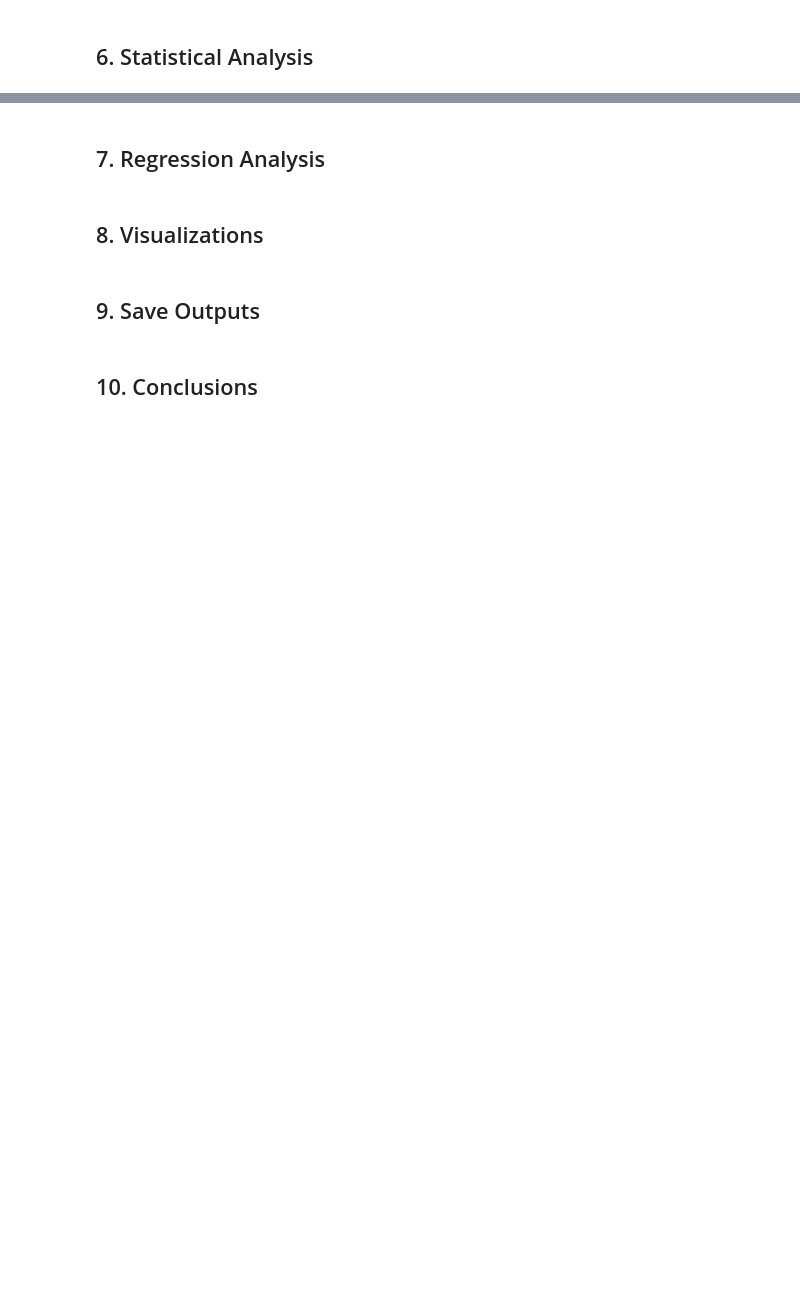
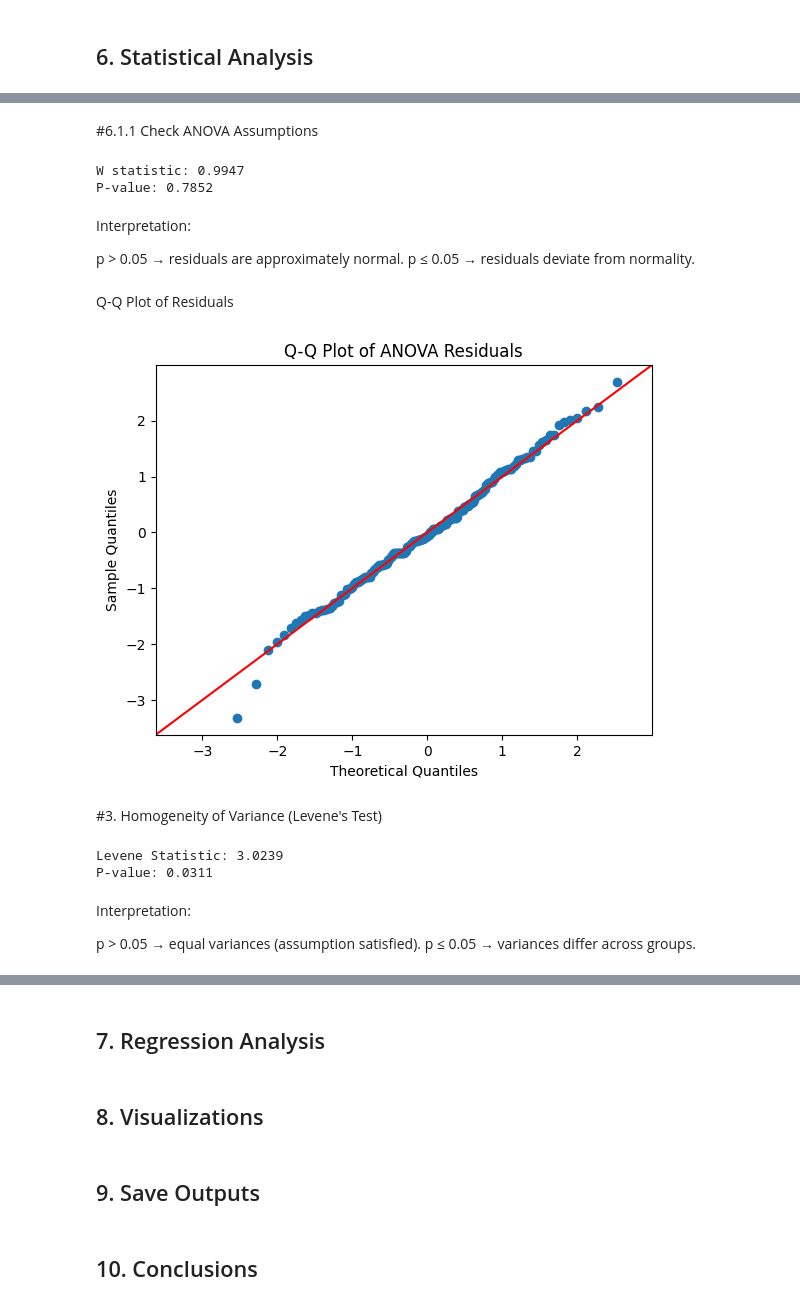
Before and after one commit to SabrinaMannan/bia-phase-angle-analysis, a Jupyter notebook: notebooks/BIA_phase_angle.ipynb, the cells around one changed output, grey strips where cells are left out. Cells and saved outputs as stored; diff of their text form; code cells hidden in the pictures; blank space fills up the shorter version.

Commit message:
descriptive statistics and statistical analysis  done

```diff
--- a/notebooks/BIA_phase_angle.ipynb
+++ b/notebooks/BIA_phase_angle.ipynb
@@ -304,0 +480,8 @@ plot_qq_multiple(
+# %%
+# Convert labelled variables to readable categories
+cohort1_labels = meta.variable_value_labels["cohort1"]
+
+phase_angle["cohort1_label"] = (
+    phase_angle["cohort1"]
+    .map(cohort1_labels)
+)
@@ -306,0 +786,5 @@ plot_qq_multiple(
+# %%
+anova_model = smf.ols(
+    "phase_angle ~ C(cohort1_label)",
+    data=phase_angle
+).fit()
@@ -306,0 +822,63 @@ plot_qq_multiple(
+# %% [markdown]
+#6.1.1 Check ANOVA Assumptions
+# %%
+#1. Normality of residuals
+
+#This tests whether the model residuals are approximately normally distributed.
+
+
+
+from scipy.stats import shapiro
+
+residuals = anova_model.resid
+
+shapiro_test = shapiro(residuals)
+
+print(f"W statistic: {shapiro_test.statistic:.4f}")
+print(f"P-value: {shapiro_test.pvalue:.4f}")
+# %% [output]
+W statistic: 0.9947
+P-value: 0.7852
+# %% [markdown]
+Interpretation:
+
+p > 0.05 → residuals are approximately normal.
+p ≤ 0.05 → residuals deviate from normality.
+# %% [markdown]
+Q-Q Plot of Residuals
+# %%
+import matplotlib.pyplot as plt
+import statsmodels.api as sm
+
+sm.qqplot(
+    residuals,
+    line="45",
+    fit=True
+)
+
+plt.title("Q-Q Plot of ANOVA Residuals")
+plt.show()
+# %% [output]
+[figure, added]
+# %% [markdown]
+#3. Homogeneity of Variance (Levene's Test)
+# %%
+from scipy.stats import levene
+
+levene_test = levene(
+    *[
+        group["phase_angle"].dropna().values
+        for _, group in phase_angle.groupby("cohort1_label")
+    ]
+)
+
+print(f"Levene Statistic: {levene_test.statistic:.4f}")
+print(f"P-value: {levene_test.pvalue:.4f}")
+# %% [output]
+Levene Statistic: 3.0239
+P-value: 0.0311
+# %% [markdown]
+Interpretation:
+
+p > 0.05 → equal variances (assumption satisfied).
+p ≤ 0.05 → variances differ across groups.
```
Also changed, not shown: parts of 49 cells of this notebook, 6 other files.
